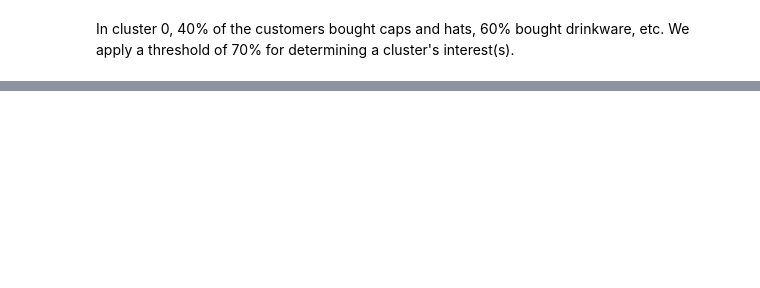
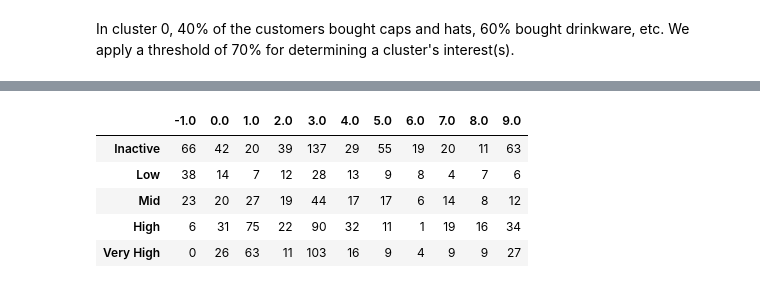
Before and after one commit to ValAnthonyB/LT2_DMW1_Final_Project, a Jupyter notebook: Final Notebooks/2 KMeans for Interest and Value Segmentation.ipynb, the cells around one changed output, grey strips where cells are left out. Cells and saved outputs as stored; diff of their text form; code cells hidden in the pictures; blank space fills up the shorter version.

```diff
--- a/Final Notebooks/2 KMeans and Extra EDA on the Clusters.ipynb
+++ b/Final Notebooks/2 KMeans for Interest and Value Segmentation.ipynb
@@ -332,0 +446,12 @@ interest_df.to_csv("customer_segmentation.csv")
+# %%
+df_segments = (
+                pd.merge(df_counts.fillna(-1)["cluster"], df_value_segmentation[["Customer_Value_Segment"]]
+                        ,how="left"
+                        ,left_index=True ,right_index=True)
+                .rename(columns={"cluster": "Interest_Segment"})
+                .reset_index(drop=False)
+
+)
+
+df_segments["Customer_Value_Segment"] = df_segments["Customer_Value_Segment"].fillna("Inactive")
+df_segments.head()
@@ -332,0 +465,22 @@ interest_df.to_csv("customer_segmentation.csv")
+# %%
+segmentation_table = df_segments.pivot_table(columns="Interest_Segment"
+                                            ,index="Customer_Value_Segment"
+                                            ,values='CustomerID'
+                                            ,aggfunc='count'
+                                            ,fill_value=0)
+segmentation_table.columns.name = None
+segmentation_table.index.name = None
+
+# Define the desired order of the indices
+desired_order = ["Inactive", 'Low', 'Mid', 'High', "Very High"]
+
+# Reindex the pivot table
+segmentation_table = segmentation_table.reindex(desired_order)
+segmentation_table.head()
+# %% [output]
+|  | -1.0 | 0.0 | 1.0 | 2.0 | 3.0 | 4.0 | 5.0 | 6.0 | 7.0 | 8.0 | 9.0 |
+| Inactive | 66 | 42 | 20 | 39 | 137 | 29 | 55 | 19 | 20 | 11 | 63 |
+| Low | 38 | 14 | 7 | 12 | 28 | 13 | 9 | 8 | 4 | 7 | 6 |
+| Mid | 23 | 20 | 27 | 19 | 44 | 17 | 17 | 6 | 14 | 8 | 12 |
+| High | 6 | 31 | 75 | 22 | 90 | 32 | 11 | 1 | 19 | 16 | 34 |
+| Very High | 0 | 26 | 63 | 11 | 103 | 16 | 9 | 4 | 9 | 9 | 27 |
```
Also changed, not shown: parts of 11 cells of this notebook, 2 other files.
